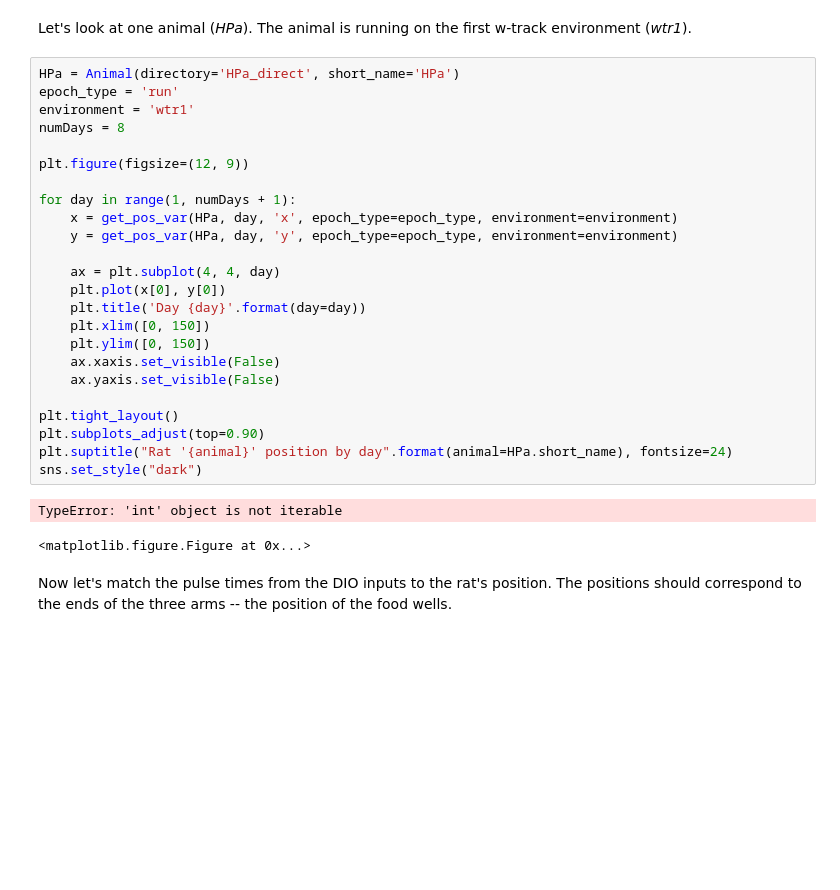
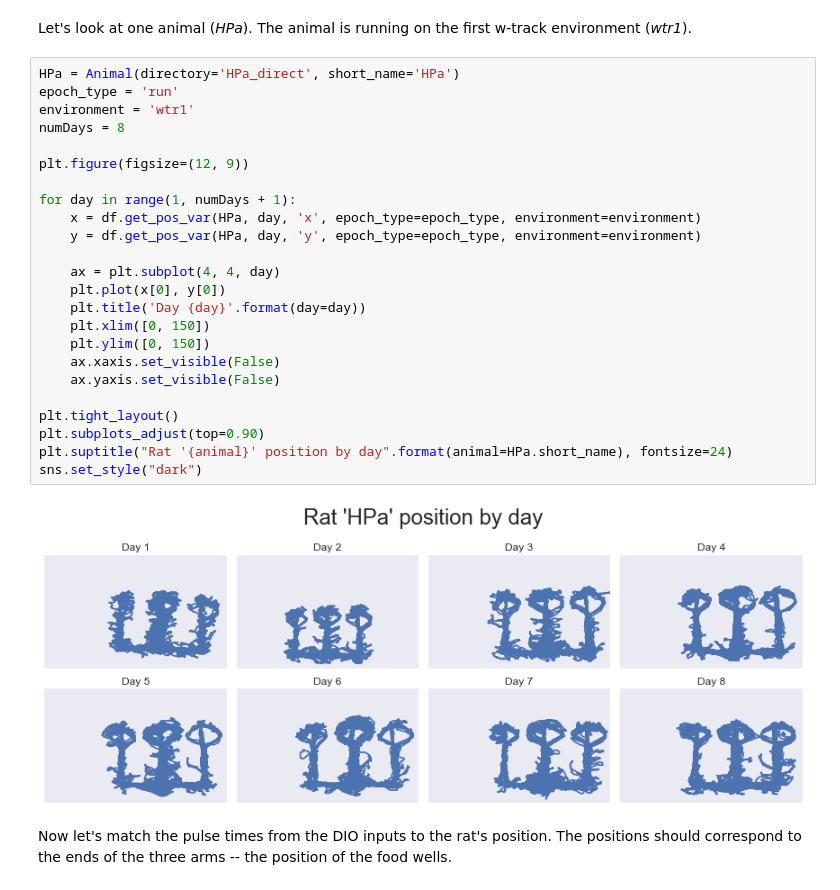
Before and after one commit to edeno/Jadhav-2016-Data-Analysis, a Jupyter notebook: Notebooks/UnderstandingDIO.ipynb, the cells around one changed output. Saved outputs shown, nothing was run; the diff lists cells and outputs as text; blank space fills up the shorter version.

```diff
--- a/Notebooks/UnderstandingDIO.ipynb
+++ b/Notebooks/UnderstandingDIO.ipynb
@@ -128,30 +47,29 @@ Let's look at one animal (*HPa*). The animal is running on the first w-track env
 # %%
 HPa = Animal(directory='HPa_direct', short_name='HPa')
 epoch_type = 'run'
 environment = 'wtr1'
 numDays = 8
 
 plt.figure(figsize=(12, 9))
 
 for day in range(1, numDays + 1):
-    x = get_pos_var(HPa, day, 'x', epoch_type=epoch_type, environment=environment)
-    y = get_pos_var(HPa, day, 'y', epoch_type=epoch_type, environment=environment)
+    x = df.get_pos_var(HPa, day, 'x', epoch_type=epoch_type, environment=environment)
+    y = df.get_pos_var(HPa, day, 'y', epoch_type=epoch_type, environment=environment)
 
     ax = plt.subplot(4, 4, day)
     plt.plot(x[0], y[0])
     plt.title('Day {day}'.format(day=day))
     plt.xlim([0, 150])
     plt.ylim([0, 150])
     ax.xaxis.set_visible(False)
     ax.yaxis.set_visible(False)
 
 plt.tight_layout()
 plt.subplots_adjust(top=0.90)
 plt.suptitle("Rat '{animal}' position by day".format(animal=HPa.short_name), fontsize=24)
 sns.set_style("dark")
 # %% [output]
-TypeError: 'int' object is not iterable
-<matplotlib.figure.Figure at 0x...>
+[figure, added]
 # %% [markdown]
 Now let's match the pulse times from the DIO inputs to the rat's position. The positions should correspond to the ends of the three arms -- the position of the food wells.
 # %%
```
Also changed, not shown: parts of 3 cells of this notebook.
